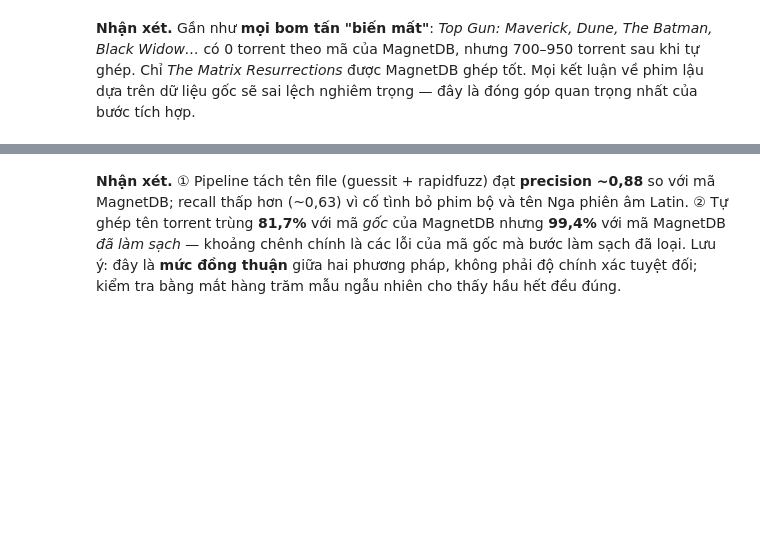
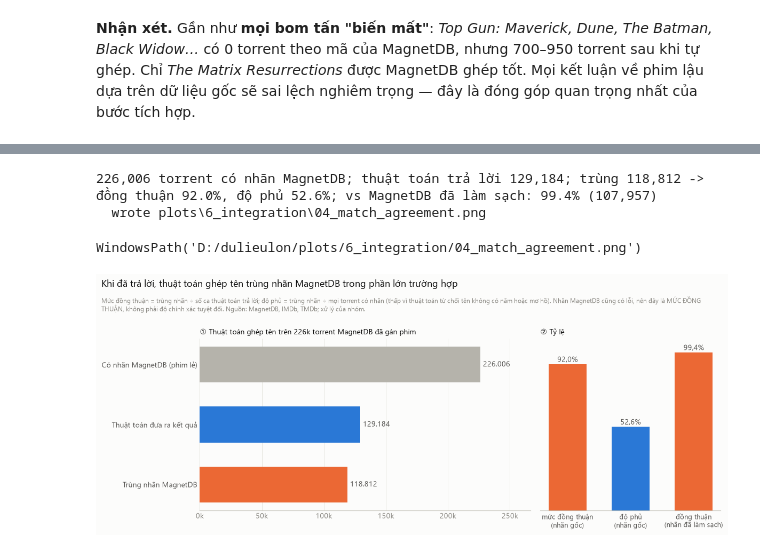
Before and after one commit to lekhanh2k5-dotcom/phim-va-phim-lau-bittorrent, a Jupyter notebook: notebooks/06_integration.ipynb, the cells around one changed output, grey strips where cells are left out. Cells and saved outputs as stored; diff of their text form; code cells hidden in the pictures; blank space fills up the shorter version.

```diff
--- a/notebooks/06_integration.ipynb
+++ b/notebooks/06_integration.ipynb
@@ -217,2 +149,59 @@ WindowsPath('D:/dulieulon/plots/6_integration/04_match_agreement.png')
-# %% [markdown]
-**Nhận xét.** ① Pipeline tách tên file (guessit + rapidfuzz) đạt **precision ~0,88** so với mã MagnetDB; recall thấp hơn (~0,63) vì cố tình bỏ phim bộ và tên Nga phiên âm Latin. ② Tự ghép tên torrent trùng **81,7%** với mã *gốc* của MagnetDB nhưng **99,4%** với mã MagnetDB *đã làm sạch* — khoảng chênh chính là các lỗi của mã gốc mà bước làm sạch đã loại. Lưu ý: đây là **mức đồng thuận** giữa hai phương pháp, không phải độ chính xác tuyệt đối; kiểm tra bằng mắt hàng trăm mẫu ngẫu nhiên cho thấy hầu hết đều đúng.
+# %%
+# Cùng định nghĩa với notebook 00 (Bước 8): đầu vào của src/04 (04/2019–09/2024, >= 100 MB), nhãn MagnetDB là phim lẻ IMDb.
+con.execute(f"""
+    CREATE OR REPLACE TEMP TABLE kiem_tra AS
+    WITH dau_vao AS (SELECT torrent_id FROM read_parquet('{P('mdb_torrents_all.parquet')}')
+                     WHERE discovered_at_utc >= '2019-04-01' AND discovered_at_utc < '2024-09-30' AND total_size >= 100e6),
+         nhan AS (SELECT f.torrent_id, list(DISTINCT f.imdb_id) AS ma_magnetdb
+                  FROM read_parquet('{P('matched_files.parquet')}') f
+                  JOIN read_parquet('{P('imdb_movies_all.parquet')}') m ON m.tconst = f.imdb_id
+                  WHERE f.torrent_id IN (SELECT torrent_id FROM dau_vao) GROUP BY 1)
+    SELECT nhan.torrent_id, coalesce(NOT o.ambiguous, false) AS tra_loi,
+           coalesce(NOT o.ambiguous AND list_contains(nhan.ma_magnetdb, o.imdb_id), false) AS trung
+    FROM nhan LEFT JOIN read_parquet('{P('name_matches.parquet')}') o USING (torrent_id)""")
+total, answered, agreeing = con.execute(
+    "SELECT count(*), count(*) FILTER (WHERE tra_loi), count(*) FILTER (WHERE trung) FROM kiem_tra").fetchone()
+agree_raw, coverage = agreeing / answered, agreeing / total
+# So với MagnetDB SAU các bộ lọc A–E2 của chính nó nhưng TRƯỚC khi gộp (chưa bỏ ca mâu thuẫn)
+agree_clean = con.execute(f"""
+    WITH mdb AS (SELECT torrent_id, any_value(imdb_id) AS imdb_id
+                 FROM read_parquet('{P('magnetdb_clean_pairs.parquet')}')
+                 GROUP BY torrent_id HAVING count(DISTINCT imdb_id) = 1)
+    SELECT avg((n.imdb_id = m.imdb_id)::INT), count(*)
+    FROM read_parquet('{P('name_matches.parquet')}') n JOIN mdb m USING (torrent_id) WHERE NOT n.ambiguous
+""").fetchone()
+print(f"{total:,} torrent có nhãn MagnetDB; thuật toán trả lời {answered:,}; trùng {agreeing:,} "
+      f"-> đồng thuận {agree_raw:.1%}, độ phủ {coverage:.1%}; vs MagnetDB đã làm sạch: {agree_clean[0]:.1%} ({agree_clean[1]:,})")
+fig, (ax, ax2) = plt.subplots(1, 2, figsize=(12, 5), gridspec_kw=dict(width_ratios=[2.2, 1.2]))
+V.style_axes(ax, grid="x")
+steps = [("Có nhãn MagnetDB (phim lẻ)", total, V.OTHER), ("Thuật toán đưa ra kết quả", answered, V.BLUE),
+         ("Trùng nhãn MagnetDB", agreeing, V.ORANGE)]
+for yi, (label, val, color) in enumerate(steps):
+    ax.barh([yi], [val], color=color, height=0.6)
+    ax.text(val + total * 0.01, yi, f"{val:,}".replace(",", "."), va="center", color=V.INK2, fontsize=10)
+ax.set_yticks(range(len(steps)))
+ax.set_yticklabels([s[0] for s in steps], color=V.INK2)
+ax.invert_yaxis()
+ax.set_xlim(0, total * 1.18)
+ax.xaxis.set_major_formatter(FuncFormatter(lambda v, _: f"{v / 1e3:,.0f}k"))
+ax.set_title(f"① Thuật toán ghép tên trên {total / 1e3:,.0f}k torrent MagnetDB đã gán phim".replace(",", "."),
+             loc="left", color=V.INK, fontsize=10)
+V.style_axes(ax2, grid=None)
+for xi, (val, label) in enumerate([(agree_raw, f"mức đồng thuận\n(nhãn gốc)"), (coverage, "độ phủ\n(nhãn gốc)"),
+                                   (agree_clean[0], "đồng thuận\n(nhãn đã làm sạch)")]):
+    ax2.bar([xi], [val], width=0.6, color=V.ORANGE if xi != 1 else V.BLUE)
+    ax2.text(xi, val + 0.015, f"{val:.1%}".replace(".", ","), ha="center", color=V.INK2, fontsize=10)
+ax2.set_xticks([0, 1, 2])
+ax2.set_xticklabels([f"mức đồng thuận\n(nhãn gốc)", "độ phủ\n(nhãn gốc)", "đồng thuận\n(nhãn đã làm sạch)"], color=V.INK2, fontsize=9)
+ax2.set_ylim(0, 1.08)
+ax2.set_yticks([])
+ax2.set_title("② Tỷ lệ", loc="left", color=V.INK, fontsize=10)
+V.titles(fig, "Khi đã trả lời, thuật toán ghép tên trùng nhãn MagnetDB trong phần lớn trường hợp",
+         f"Mức đồng thuận = trùng nhãn ÷ số ca thuật toán trả lời; độ phủ = trùng nhãn ÷ mọi torrent có nhãn (thấp vì thuật toán từ chối tên "
+         f"không có năm hoặc mơ hồ). Nhãn MagnetDB cũng có lỗi, nên đây là MỨC ĐỒNG THUẬN, không phải độ chính xác tuyệt đối. {SRC}")
+V.save(fig, FOLDER, "04_match_agreement")
+# %% [output]
+226,006 torrent có nhãn MagnetDB; thuật toán trả lời 129,184; trùng 118,812 -> đồng thuận 92.0%, độ phủ 52.6%; vs MagnetDB đã làm sạch: 99.4% (107,957)
+  wrote plots\6_integration\04_match_agreement.png
+WindowsPath('D:/dulieulon/plots/6_integration/04_match_agreement.png')
+[figure, added]
```
Also changed, not shown: parts of 4 cells of this notebook, 4 other files.
